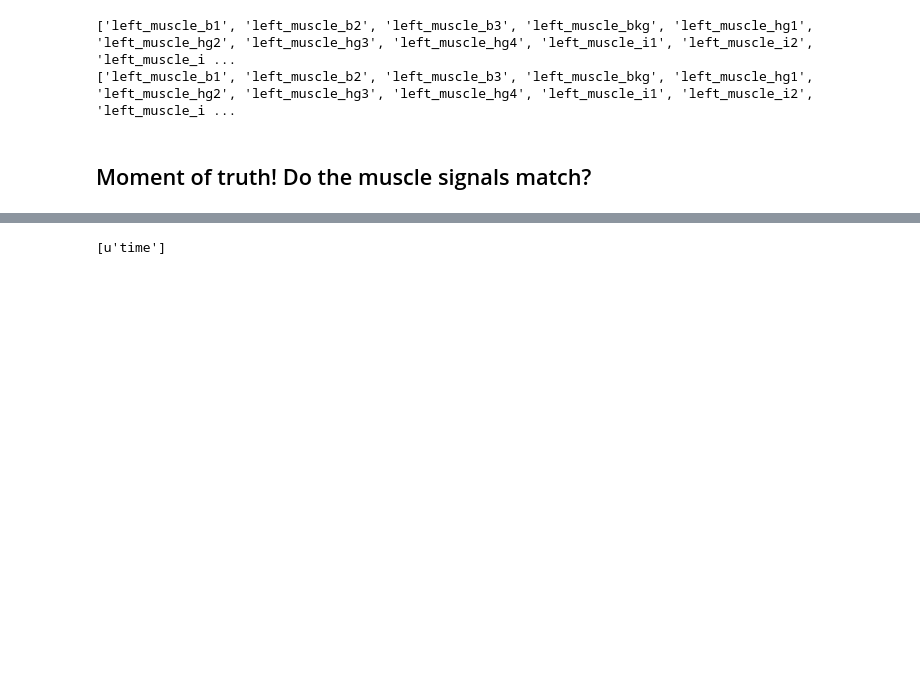
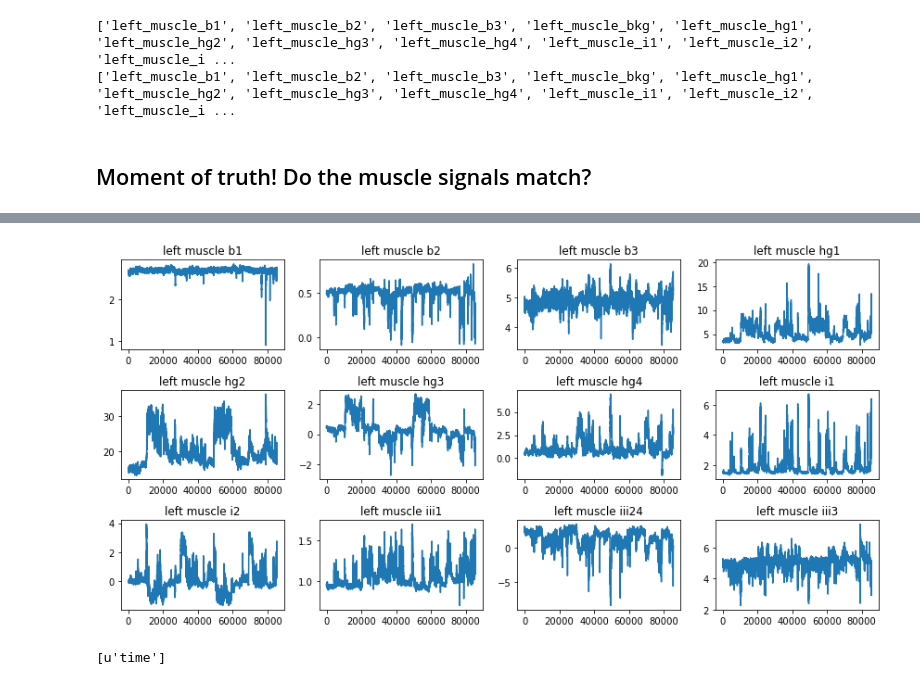
Before and after one commit to samcwhitehead/planotaxis, a Jupyter notebook: scratch/quick_compare_extraction_method.ipynb, the cells around one changed output, grey strips where cells are left out. Drawn from its saved outputs; the diff is of its cells as text; code cells hidden in the pictures; blank space fills up the shorter version.

```diff
--- a/scratch/quick_compare_extraction_method.ipynb
+++ b/scratch/quick_compare_extraction_method.ipynb
@@ -198,3 +204,7 @@ plot_muscle_grid(my_dict, side='left')
+# %%
+plot_muscle_grid(thad_dict, side='left')
+# %% [output]
+[figure, added]
 # %%
 # temp -- check image timing
 img_path = os.path.join(my_path, 'ca_cam_right.hdf5')
```
Also changed, not shown: parts of 6 cells of this notebook, 5 other files.
